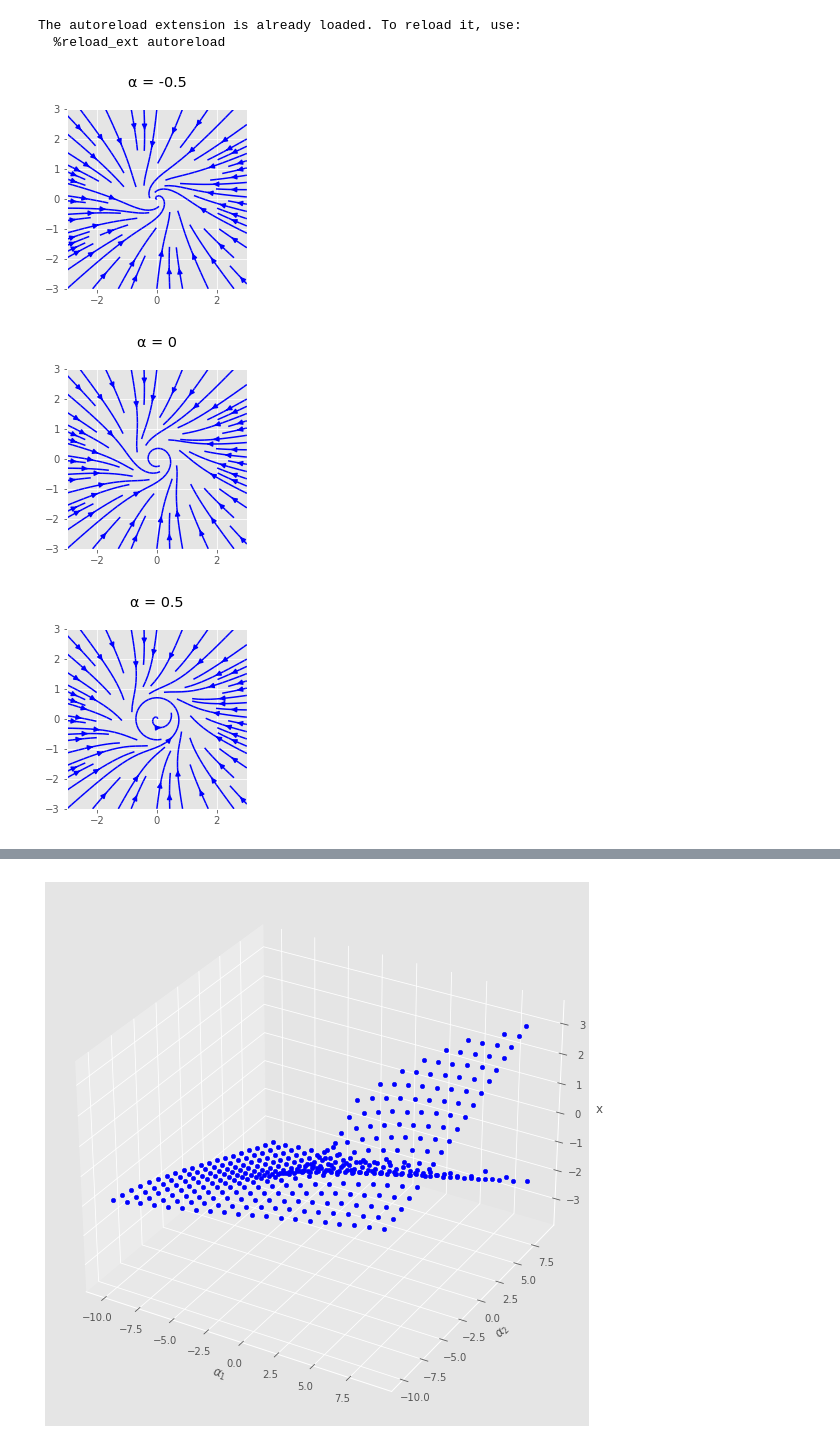
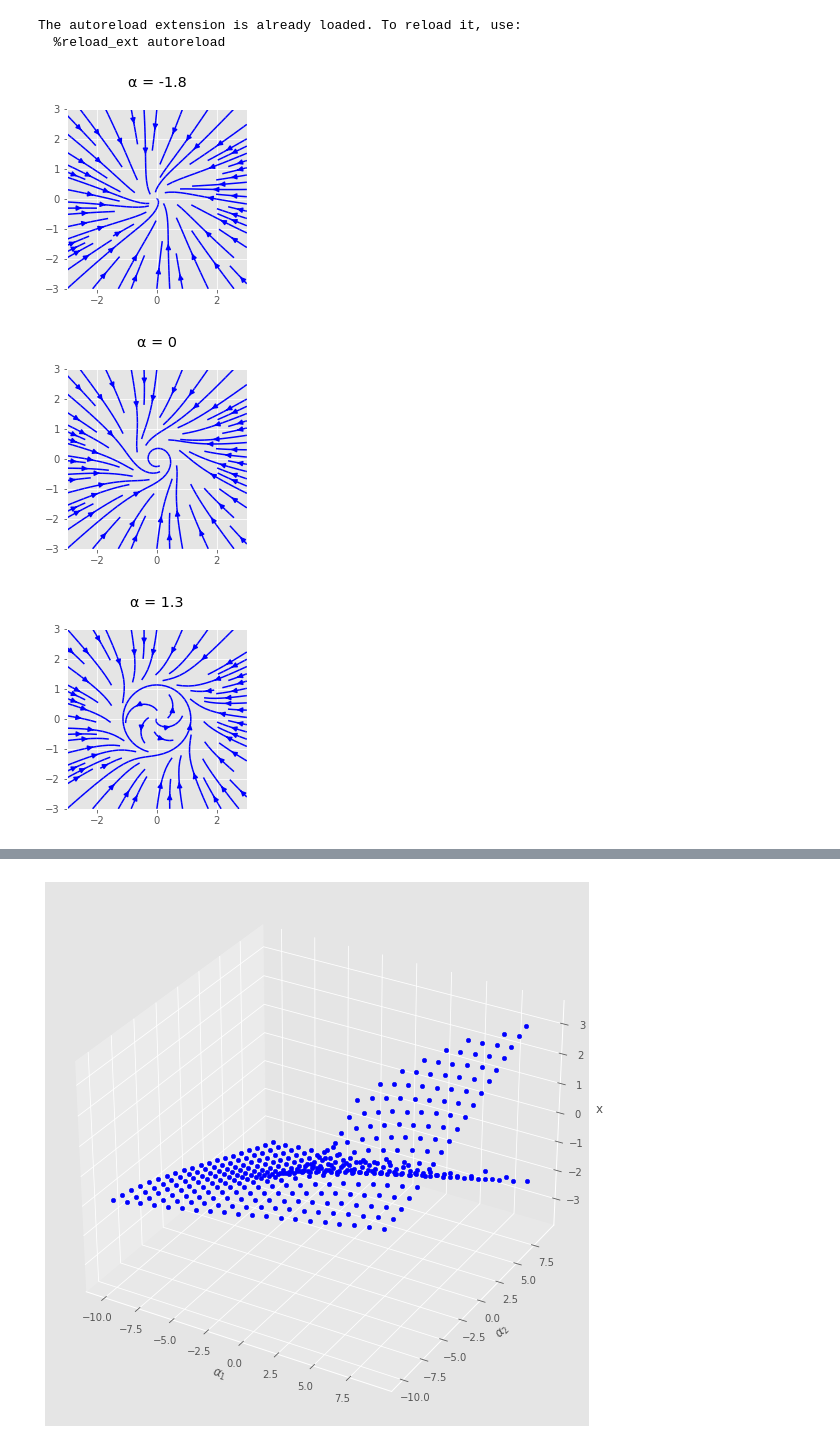
Before and after one commit to mlcms-SS22-Group-A/mlcms-SS22-Group-A, a Jupyter notebook: task-3.ipynb, the cells around one changed output, grey strips where cells are left out. Cells and saved outputs as stored; diff of their text form; code cells hidden in the pictures.

```diff
--- a/task-3.ipynb
+++ b/task-3.ipynb
@@ -21,24 +18,10 @@ def andronov_hopf(alpha_, x_, y_):
-# %%
-# create a list containing different parameters
-alphas = [-0.5, 0, 0.5]
-
-# loop over the three different alpha values and plot them
-for alpha in alphas:
-    # instead of creating matrix alpha fill the U and V values directly with the given equations
-    U, V = andronov_hopf(alpha, X, Y)
-
-    # add parameter value to the title
-    title = "\u03B1 = " + str(alpha) + "\n"
-
-    # plot the figure
-    fig = plt.figure(figsize=(15, 15))
-    gs = gridspec.GridSpec(nrows=3, ncols=2, height_ratios=[1, 1, 2])
-    ax0 = fig.add_subplot(gs[0, 0])
-    ax0.streamplot(X, Y, U, V, density=[0.5, 1], color="b")
-    ax0.set_title(title)
-    ax0.set_aspect(1)
-# %% [output]
-[figure, removed]
-[figure, removed]
-[figure, removed]
+# %%
+# create a list containing different parameters
+alphas = [-1.8, 0, 1.3]
+
+task_3_plot_andronov_hopf_phase_diagrams(X, Y, alphas, False) # set False to True if you want to save the figures
+# %% [output]
+[figure, added]
+[figure, added]
+[figure, added]
 # %%
```
Also changed, not shown: parts of 4 cells of this notebook, 9 other files.
